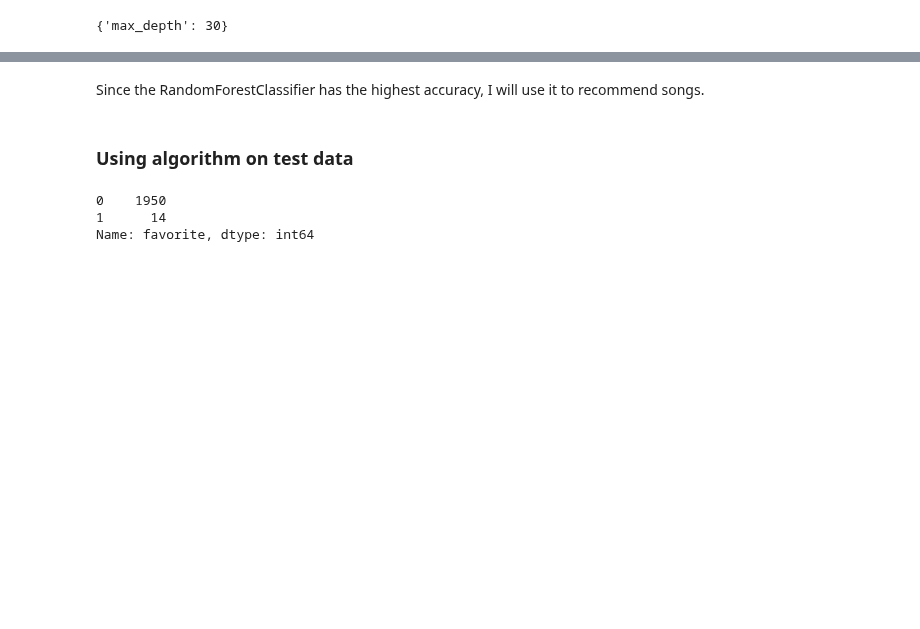
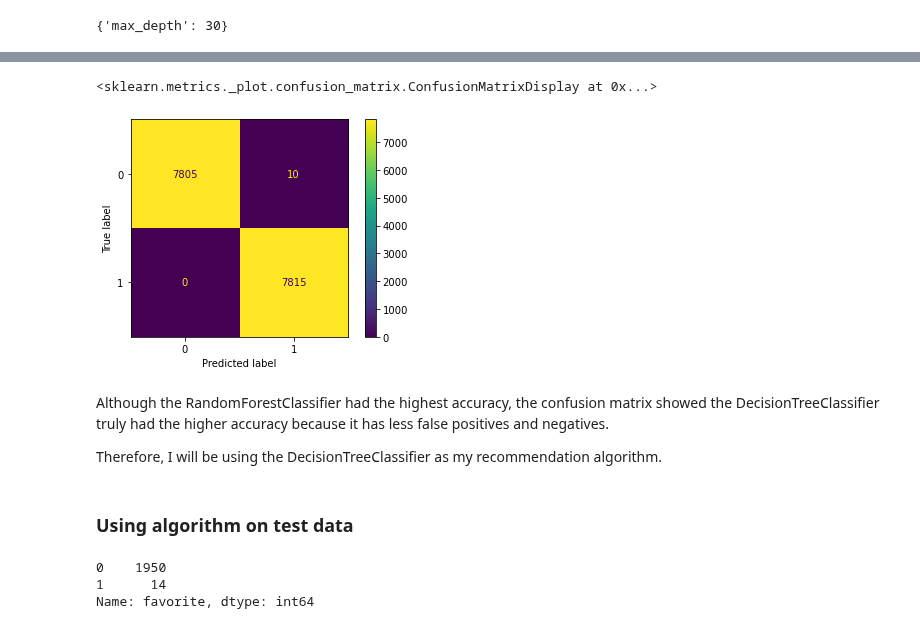
Before and after one commit to lognorman20/spotify_recommender, a Jupyter notebook: model_creation.ipynb, the cells around one changed output, grey strips where cells are left out. Cells and saved outputs as stored; diff of their text form; code cells hidden in the pictures; blank space fills up the shorter version.

```diff
--- a/model_creation.ipynb
+++ b/model_creation.ipynb
@@ -193,7 +207,7 @@ Wall time: 24.3 s
 # %%
 %%time
 # RandomForestClassifier
-rf = Pipeline([('rf', RandomForestClassifier(n_estimators = 10, max_depth = 20))])
+rf = Pipeline([('rf', RandomForestClassifier(n_estimators = 10, max_depth = 20).fit(X_train, y_train))])
 rf_scores = cross_val_score(rf, X_train, y_train, cv=10, scoring="f1")
 np.mean(rf_scores)
 # %% [output]
@@ -203,5 +217,12 @@ Wall time: 2.45 s
-# %% [markdown]
-Since the RandomForestClassifier has the highest accuracy, I will use it to recommend songs.
+# %%
+plot_confusion_matrix(rf, X_train, y_train)
+# %% [output]
+<sklearn.metrics._plot.confusion_matrix.ConfusionMatrixDisplay at 0x...>
+[figure, added]
+# %% [markdown]
+Although the RandomForestClassifier had the highest accuracy, the confusion matrix showed the DecisionTreeClassifier truly had the higher accuracy because it has less false positives and negatives.
+
+Therefore, I will be using the DecisionTreeClassifier as my recommendation algorithm.
 # %% [markdown]
 ### Using algorithm on test data
 # %%
```
Also changed, not shown: parts of 15 cells of this notebook.
